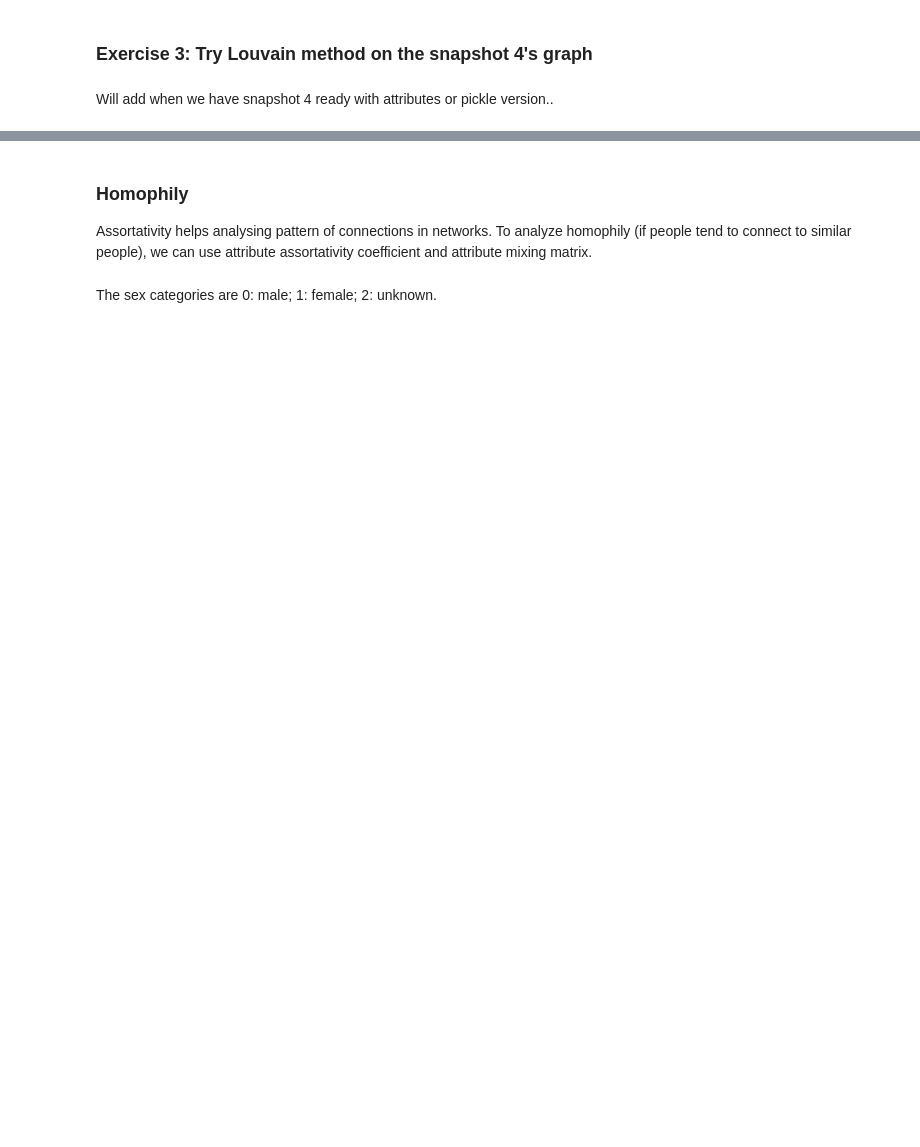
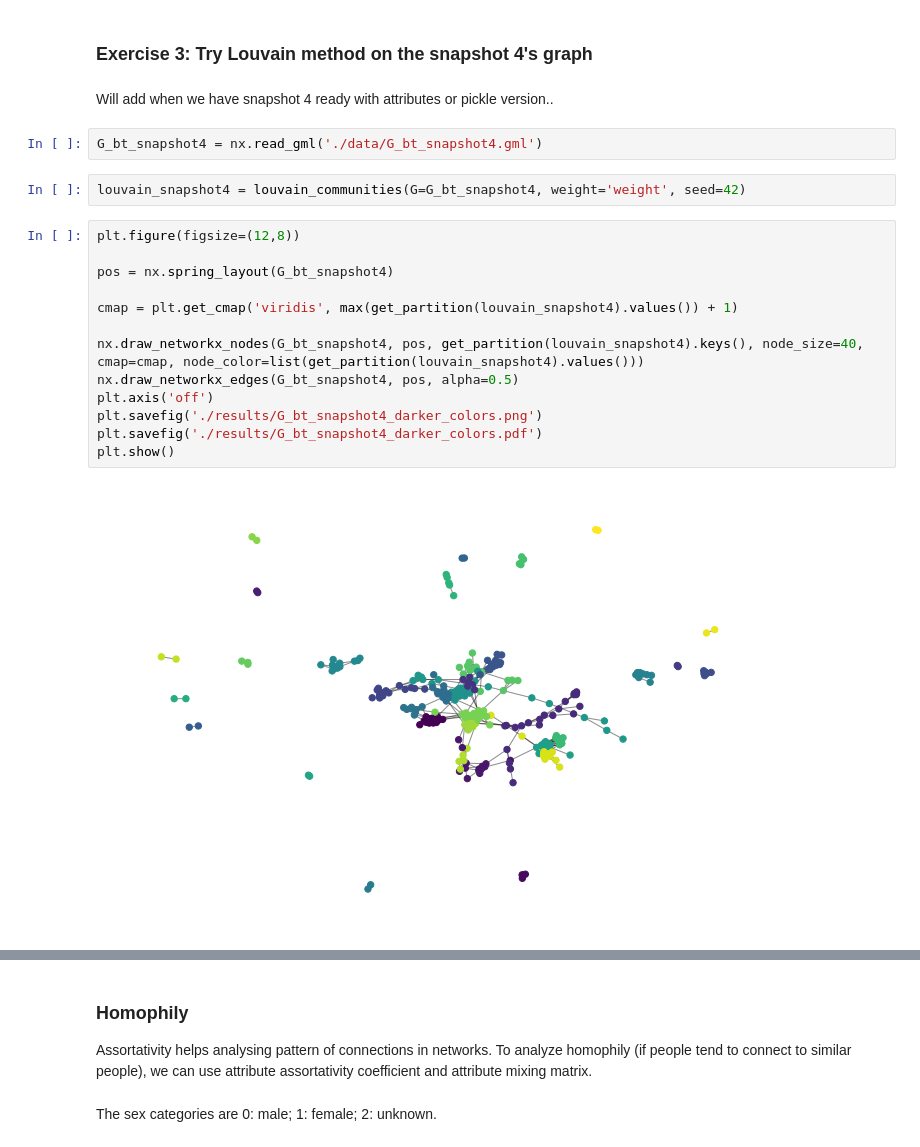
Before and after one commit to socialcomquant/css_methods_python_workshop, a Jupyter notebook: workshop2/2_network_analysis_solution.ipynb, the cells around one changed output, grey strips where cells are left out. Saved outputs shown, nothing was run; the diff lists cells and outputs as text; blank space fills up the shorter version.

```diff
--- a/workshop2/2_network_analysis_solution.ipynb
+++ b/workshop2/2_network_analysis_solution.ipynb
@@ -177,3 +254,22 @@ nx.draw(
 ### Exercise 3: Try Louvain method on the snapshot 4's graph
 # %% [markdown]
 Will add when we have snapshot 4 ready with attributes or pickle version..
+# %%
+G_bt_snapshot4 = nx.read_gml('./data/G_bt_snapshot4.gml')
+# %%
+louvain_snapshot4 = louvain_communities(G=G_bt_snapshot4, weight='weight', seed=42)
+# %%
+plt.figure(figsize=(12,8))
+
+pos = nx.spring_layout(G_bt_snapshot4)
+
+cmap = plt.get_cmap('viridis', max(get_partition(louvain_snapshot4).values()) + 1)
+
+nx.draw_networkx_nodes(G_bt_snapshot4, pos, get_partition(louvain_snapshot4).keys(), node_size=40, cmap=cmap, node_color=list(get_partition(louvain_snapshot4).values()))
+nx.draw_networkx_edges(G_bt_snapshot4, pos, alpha=0.5)
+plt.axis('off')
+plt.savefig('./results/G_bt_snapshot4_darker_colors.png')
+plt.savefig('./results/G_bt_snapshot4_darker_colors.pdf')
+plt.show()
+# %% [output]
+[figure, added]
```
Also changed, not shown: parts of 39 cells of this notebook.
